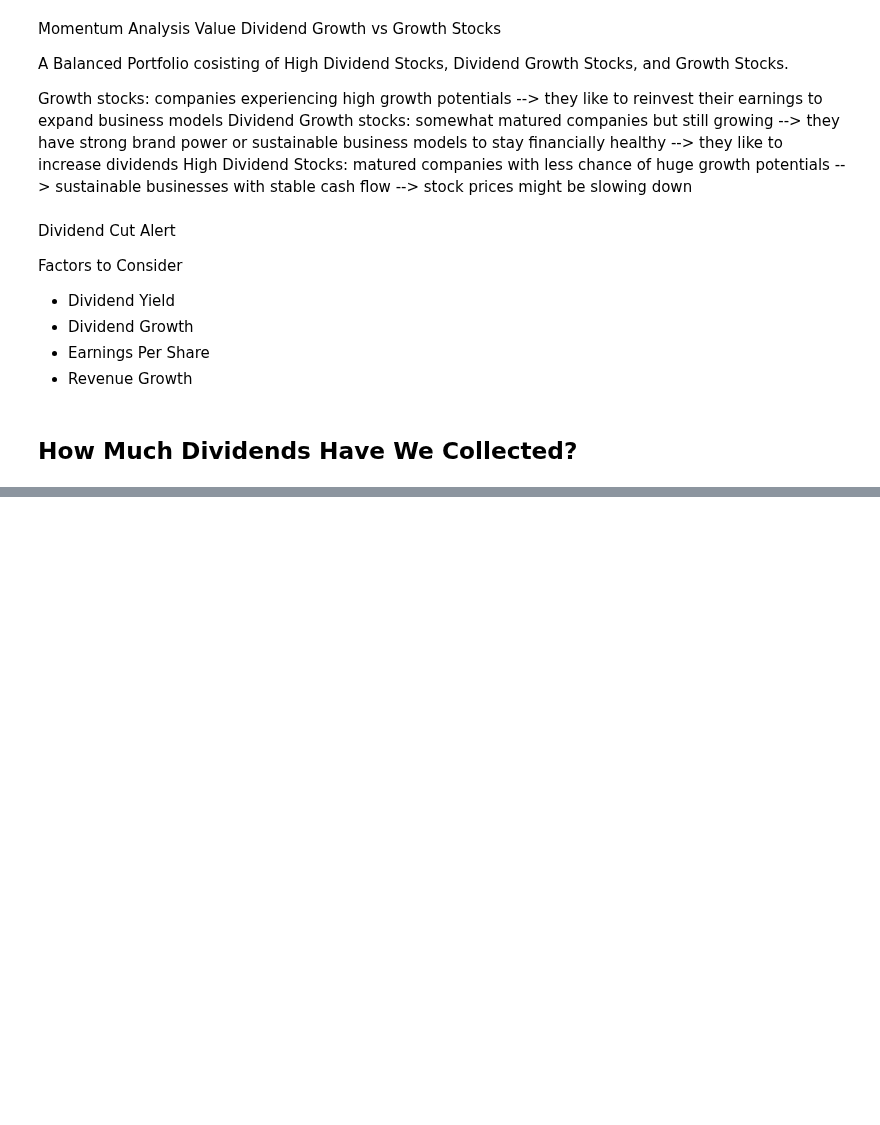
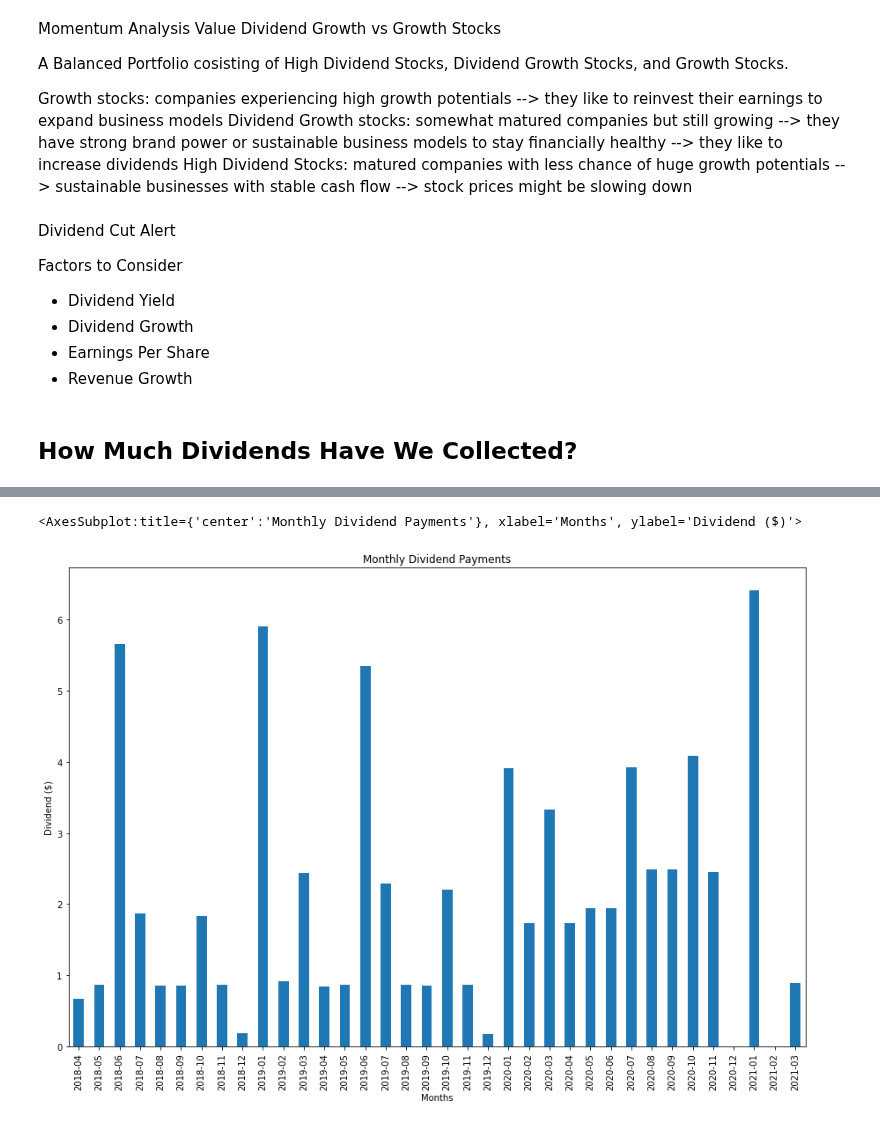
Before and after one commit to eshinhw/quant-portfolio-visualizer, a Jupyter notebook: dividend-investing/DividendInvesting.ipynb, the cells around one changed output, grey strips where cells are left out. Drawn from its saved outputs; the diff is of its cells as text; code cells hidden in the pictures; blank space fills up the shorter version.

Commit message:
dividend investing

```diff
--- a/dividend-investing/DividendInvesting.ipynb
+++ b/dividend-investing/DividendInvesting.ipynb
@@ -220,6 +177,9 @@ Length: 200, dtype: bool
 # %%
+startDate = '2018-04-01'
+endDate = dt.date.today().strftime("%Y-%m-%d")
+dtrange = pd.date_range(startDate,endDate,freq='d')
+months = pd.Series(dtrange.month)
 starts, ends = months.ne(months.shift(1)), months.ne(months.shift(-1))
 startEndDates = pd.DataFrame({'month_starting_date': dtrange[starts].strftime('%Y-%m-%d'),
                                'month_ending_date': dtrange[ends].strftime('%Y-%m-%d')})
 dateList = startEndDates.values.tolist()
-dateList
@@ -256,9 +190,16 @@ acctId
 # %%
+output = {}
 total_div = 0
 for d in dateList:
     start = d[0]
     end = d[1]
     activities = qtrade.get_account_activities(acctId[0], start, end)
+    monthly_div = 0
     for activity in activities:
         if activity['type'] == 'Dividends':
-            total_div = total_div + activity['netAmount']
+            monthly_div = monthly_div + activity['netAmount']
+    output[dt.datetime.strptime(start,"%Y-%m-%d").strftime("%Y-%m")] = monthly_div
+    total_div = total_div + monthly_div
+    #print(f'from {start} to {end}, {monthly_div} was collected.')
+
+output
@@ -264,0 +224,3 @@ for d in dateList:
+# %%
+final_df = pd.DataFrame.from_dict(output, orient='index', columns=['Monthly_Div'])
+final_df
@@ -265,3 +266,9 @@ for d in dateList:
+# %%
+final_df.plot(kind='bar', title='Monthly Dividend Payments',
+              xlabel='Months', ylabel='Dividend ($)', figsize=(15,10), legend=False)
+# %% [output]
+<AxesSubplot:title={'center':'Monthly Dividend Payments'}, xlabel='Months', ylabel='Dividend ($)'>
+[figure, added]
 # %%
 total_div
 # %% [output]
```
Also changed, not shown: parts of 15 cells of this notebook, 1 other file.
